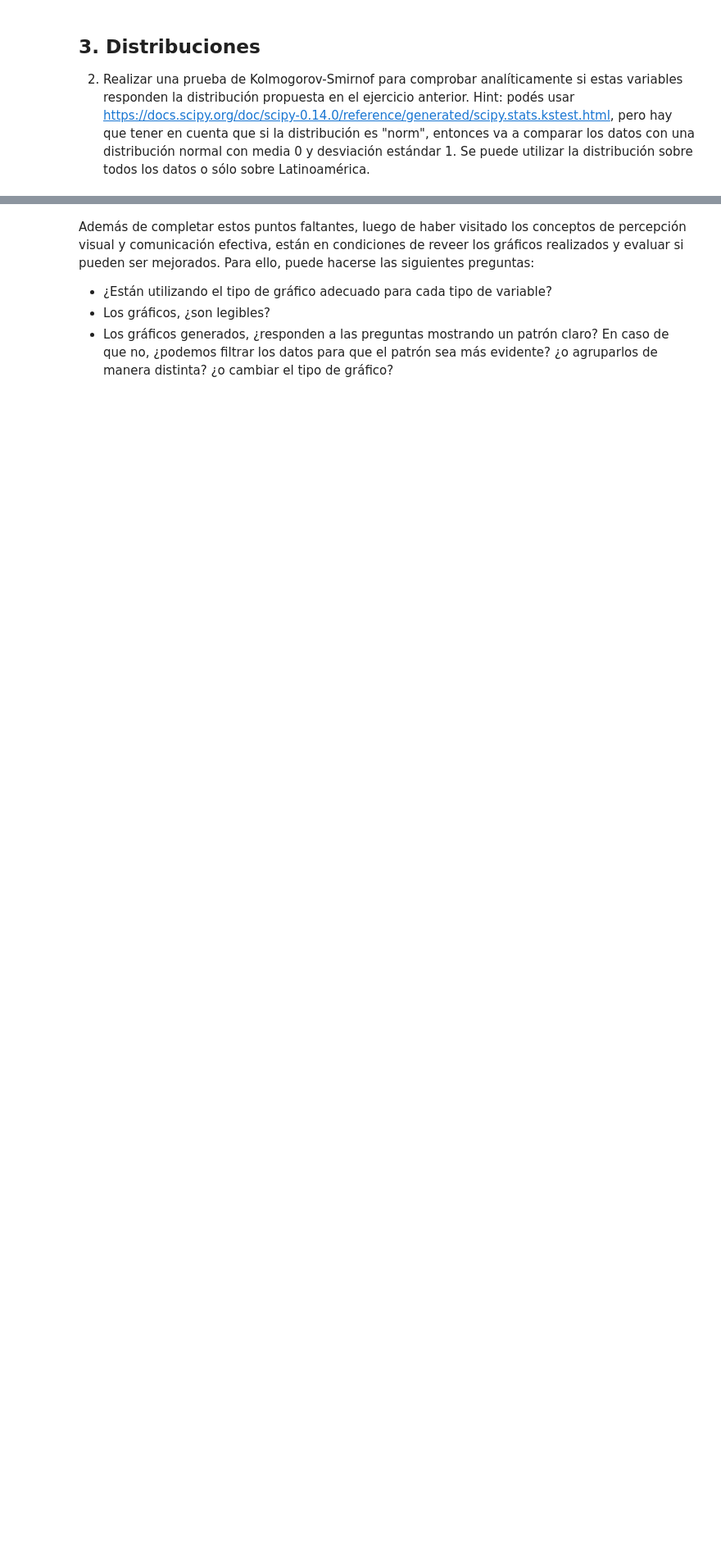
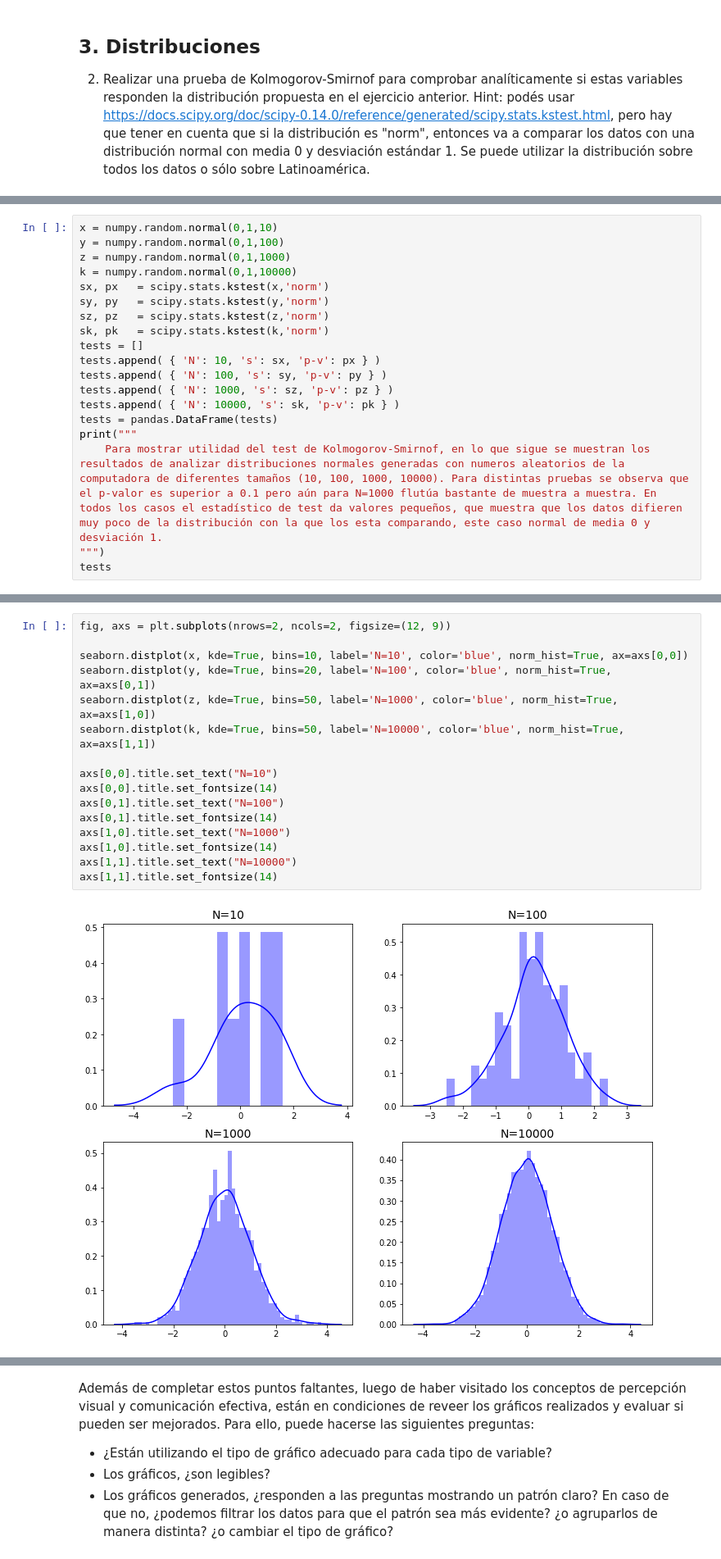
Before and after one commit to diegobcuadro/AyV_Grupo10, a Jupyter notebook: practico.ipynb, the cells around one changed output, grey strips where cells are left out. Shown at 82% size. Saved outputs shown, nothing was run; the diff lists cells and outputs as text; blank space fills up the shorter version.

Commit message:
Añado analisis de Parte 2 punto 3: Distribuciones, test Kolmogorov-Smirnov

```diff
--- a/practico.ipynb
+++ b/practico.ipynb
@@ -871,0 +1100,19 @@ Luego del segundo fin de semana de clase, podemos revisitar nuestro trabajo ante
+# %%
+x = numpy.random.normal(0,1,10)
+y = numpy.random.normal(0,1,100)
+z = numpy.random.normal(0,1,1000)
+k = numpy.random.normal(0,1,10000)
+sx, px   = scipy.stats.kstest(x,'norm')
+sy, py   = scipy.stats.kstest(y,'norm')
+sz, pz   = scipy.stats.kstest(z,'norm')
+sk, pk   = scipy.stats.kstest(k,'norm')
+tests = []
+tests.append( { 'N': 10, 's': sx, 'p-v': px } )
+tests.append( { 'N': 100, 's': sy, 'p-v': py } )
+tests.append( { 'N': 1000, 's': sz, 'p-v': pz } )
+tests.append( { 'N': 10000, 's': sk, 'p-v': pk } )
+tests = pandas.DataFrame(tests)
+print("""
+    Para mostrar utilidad del test de Kolmogorov-Smirnof, en lo que sigue se muestran los resultados de analizar distribuciones normales generadas con numeros aleatorios de la computadora de diferentes tamaños (10, 100, 1000, 10000). Para distintas pruebas se observa que el p-valor es superior a 0.1 pero aún para N=1000 flutúa bastante de muestra a muestra. En todos los casos el estadístico de test da valores pequeños, que muestra que los datos difieren muy poco de la distribución con la que los esta comparando, este caso normal de media 0 y desviación 1.
+""")
+tests
@@ -872,3 +1126,21 @@ Luego del segundo fin de semana de clase, podemos revisitar nuestro trabajo ante
+# %%
+fig, axs = plt.subplots(nrows=2, ncols=2, figsize=(12, 9))
+
+seaborn.distplot(x, kde=True, bins=10, label='N=10', color='blue', norm_hist=True, ax=axs[0,0])
+seaborn.distplot(y, kde=True, bins=20, label='N=100', color='blue', norm_hist=True, ax=axs[0,1])
+seaborn.distplot(z, kde=True, bins=50, label='N=1000', color='blue', norm_hist=True, ax=axs[1,0])
+seaborn.distplot(k, kde=True, bins=50, label='N=10000', color='blue', norm_hist=True, ax=axs[1,1])
+
+axs[0,0].title.set_text("N=10")
+axs[0,0].title.set_fontsize(14)
+axs[0,1].title.set_text("N=100")
+axs[0,1].title.set_fontsize(14)
+axs[1,0].title.set_text("N=1000")
+axs[1,0].title.set_fontsize(14)
+axs[1,1].title.set_text("N=10000")
+axs[1,1].title.set_fontsize(14)
+# %% [output]
+[figure, added]
 # %% [markdown]
 ## 4. Correlaciones
 
```
Also changed, not shown: parts of 9 cells of this notebook.
